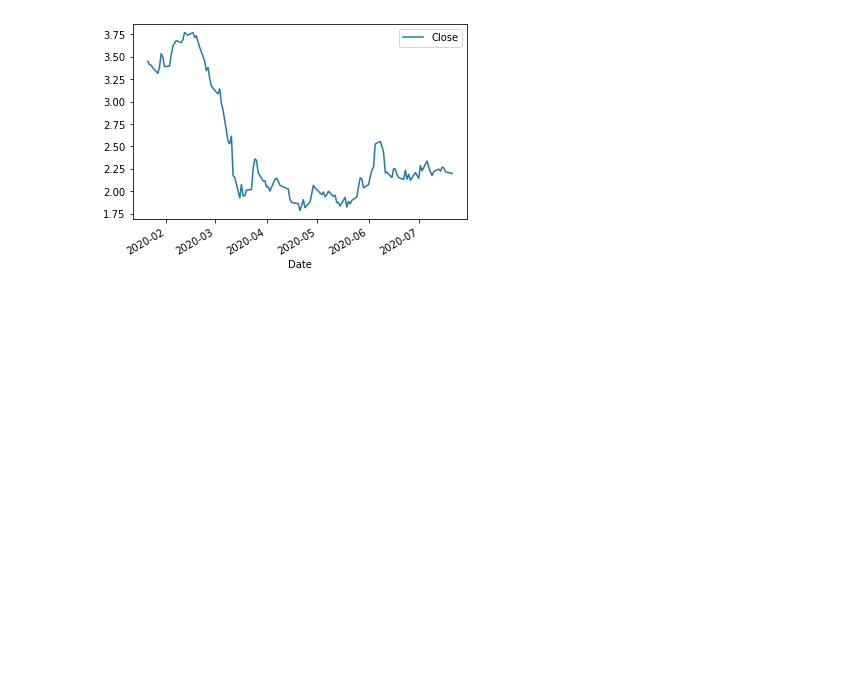
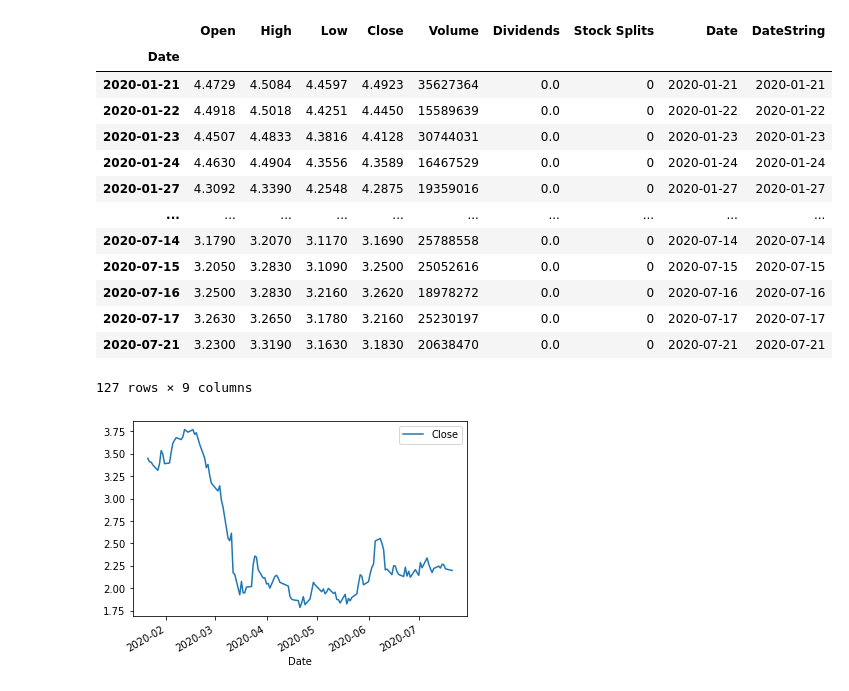
Before and after one commit to emunozlorenzo/newsstand, a Jupyter notebook: notebooks/06_Stocks.ipynb, the cells around one changed output. Saved outputs shown, nothing was run; the diff lists cells and outputs as text; code cells hidden in the pictures; blank space fills up the shorter version.

Commit message:
Stocks

```diff
--- a/notebooks/06_Stocks.ipynb
+++ b/notebooks/06_Stocks.ipynb
@@ -12,3 +11,25 @@ hist_bbva[['Close']].plot();
+# %%
+import pandas as pd
+hist_bbva['Date']= pd.to_datetime(hist_bbva.index.values, format='%Y-%m-%d')
+# %%
+hist_bbva["DateString"] = hist_bbva["Date"].dt.strftime("%Y-%m-%d")
+# %%
+hist_bbva
+# %% [output]
+|  | Open | High | Low | Close | Volume | Dividends | Stock Splits | Date | DateString |
+| Date |  |  |  |  |  |  |  |  |  |
+| 2020-01-21 | 4.4729 | 4.5084 | 4.4597 | 4.4923 | 35627364 | 0.0 | 0 | 2020-01-21 | 2020-01-21 |
+| 2020-01-22 | 4.4918 | 4.5018 | 4.4251 | 4.4450 | 15589639 | 0.0 | 0 | 2020-01-22 | 2020-01-22 |
+| 2020-01-23 | 4.4507 | 4.4833 | 4.3816 | 4.4128 | 30744031 | 0.0 | 0 | 2020-01-23 | 2020-01-23 |
+| 2020-01-24 | 4.4630 | 4.4904 | 4.3556 | 4.3589 | 16467529 | 0.0 | 0 | 2020-01-24 | 2020-01-24 |
+| 2020-01-27 | 4.3092 | 4.3390 | 4.2548 | 4.2875 | 19359016 | 0.0 | 0 | 2020-01-27 | 2020-01-27 |
+| ... | ... | ... | ... | ... | ... | ... | ... | ... | ... |
+| 2020-07-14 | 3.1790 | 3.2070 | 3.1170 | 3.1690 | 25788558 | 0.0 | 0 | 2020-07-14 | 2020-07-14 |
+| 2020-07-15 | 3.2050 | 3.2830 | 3.1090 | 3.2500 | 25052616 | 0.0 | 0 | 2020-07-15 | 2020-07-15 |
+| 2020-07-16 | 3.2500 | 3.2830 | 3.2160 | 3.2620 | 18978272 | 0.0 | 0 | 2020-07-16 | 2020-07-16 |
+| 2020-07-17 | 3.2630 | 3.2650 | 3.1780 | 3.2160 | 25230197 | 0.0 | 0 | 2020-07-17 | 2020-07-17 |
+| 2020-07-21 | 3.2300 | 3.3190 | 3.1630 | 3.1830 | 20638470 | 0.0 | 0 | 2020-07-21 | 2020-07-21 |
+127 rows × 9 columns
 # %%
 san = yf.Ticker("SAN.MC")
 # get historical market data
```
Also changed, not shown: parts of 1 cell of this notebook, 7 other files.
